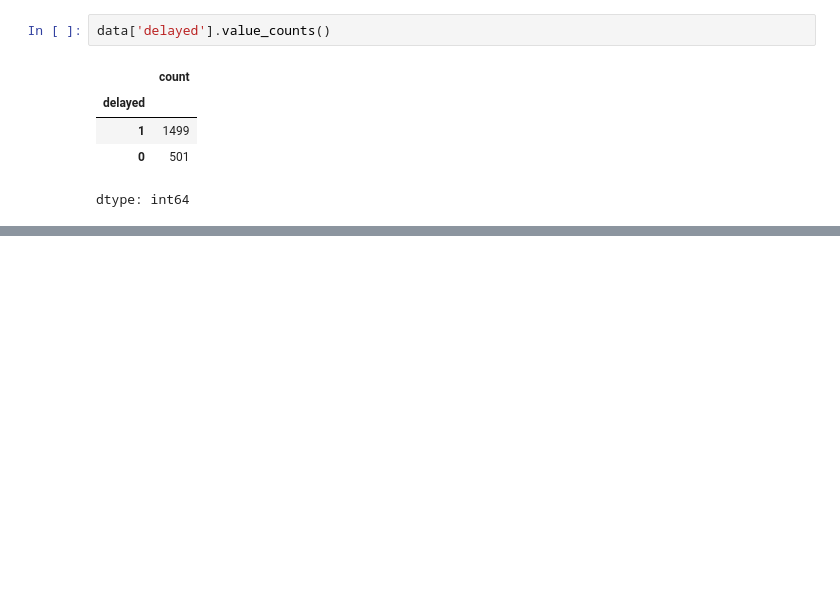
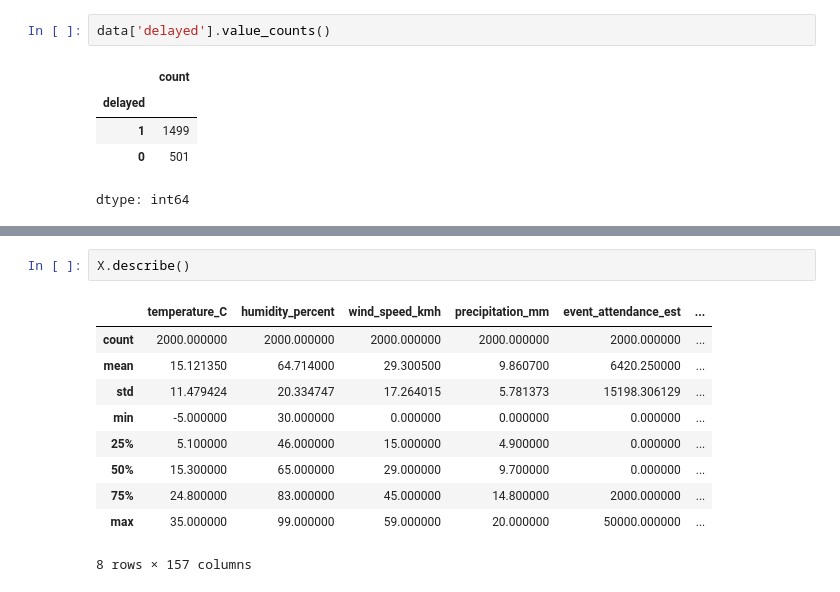
Before and after one commit to A-b-h-i-n-a-V-01/Public-Transport-Delay-Prediction, a Jupyter notebook: Public_Transport_Delay_Prediction.ipynb, the cells around one changed output, grey strips where cells are left out. Cells and saved outputs as stored; diff of their text form; blank space fills up the shorter version.

```diff
--- a/Public_Transport_Delay_Prediction.ipynb
+++ b/Public_Transport_Delay_Prediction.ipynb
@@ -769,0 +697,13 @@ dtype: int64
+# %%
+X.describe()
+# %% [output]
+|  | temperature_C | humidity_percent | wind_speed_kmh | precipitation_mm | event_attendance_est | ... |
+| count | 2000.000000 | 2000.000000 | 2000.000000 | 2000.000000 | 2000.000000 | ... |
+| mean | 15.121350 | 64.714000 | 29.300500 | 9.860700 | 6420.250000 | ... |
+| std | 11.479424 | 20.334747 | 17.264015 | 5.781373 | 15198.306129 | ... |
+| min | -5.000000 | 30.000000 | 0.000000 | 0.000000 | 0.000000 | ... |
+| 25% | 5.100000 | 46.000000 | 15.000000 | 4.900000 | 0.000000 | ... |
+| 50% | 15.300000 | 65.000000 | 29.000000 | 9.700000 | 0.000000 | ... |
+| 75% | 24.800000 | 83.000000 | 45.000000 | 14.800000 | 2000.000000 | ... |
+| max | 35.000000 | 99.000000 | 59.000000 | 20.000000 | 50000.000000 | ... |
+8 rows × 157 columns
```
Also changed, not shown: parts of 14 cells of this notebook.
